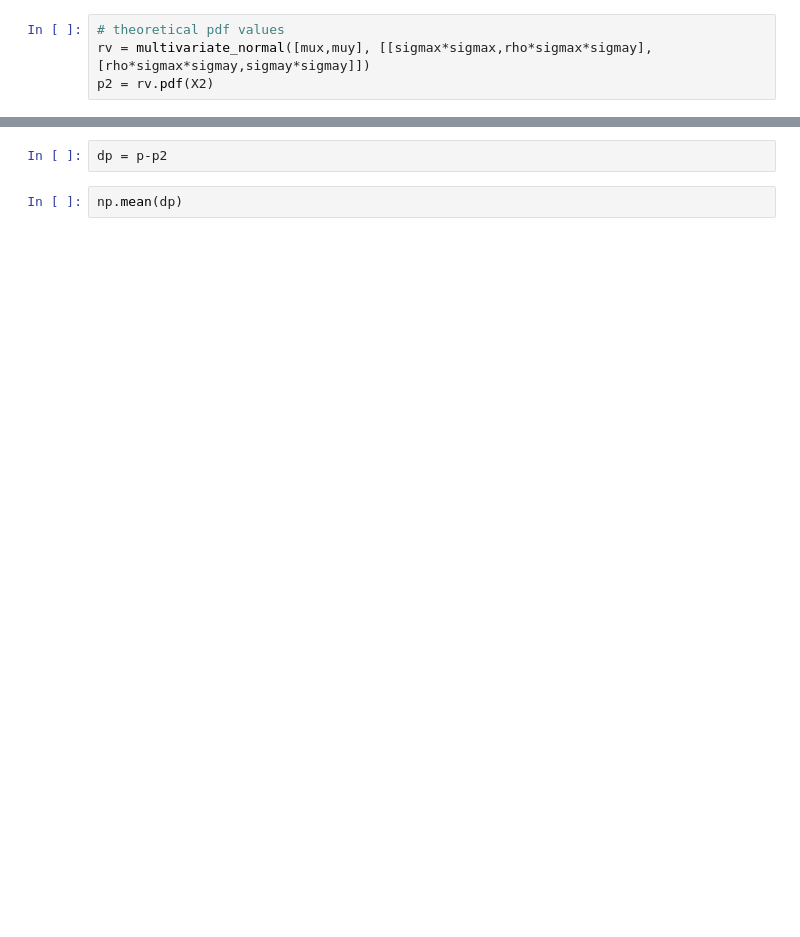
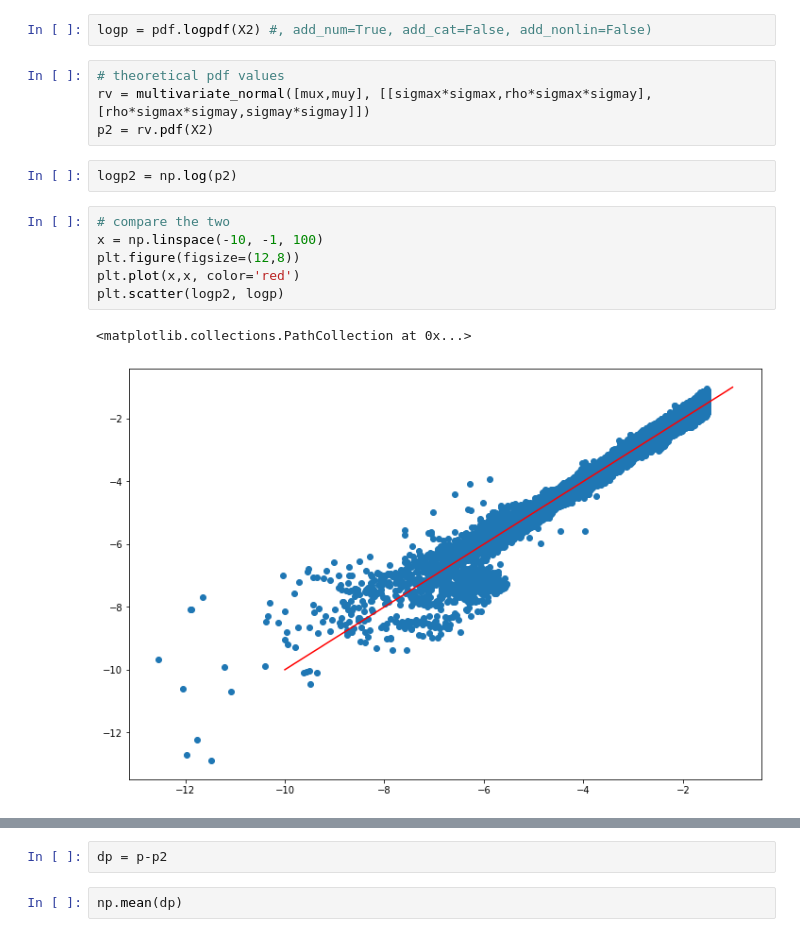
Before and after one commit to mbaak/synthsonic, a Jupyter notebook: notebooks/001-mb-kdecopulannpdf-examples/kdecopulannpdf_unittest_example.ipynb, the cells around one changed output, grey strips where cells are left out. Saved outputs shown, nothing was run; the diff lists cells and outputs as text; blank space fills up the shorter version.

```diff
--- a/notebooks/001-mb-kdecopulannpdf-examples/kdecopulannpdf_unittest_example.ipynb
+++ b/notebooks/001-mb-kdecopulannpdf-examples/kdecopulannpdf_unittest_example.ipynb
@@ -45,7 +58,20 @@ values = np.array([0.19397825, 0.05675388, 0.21877299, 0.04740699, 0.17337092,
+# %%
+logp = pdf.logpdf(X2) #, add_num=True, add_cat=False, add_nonlin=False)
 # %%
 # theoretical pdf values
 rv = multivariate_normal([mux,muy], [[sigmax*sigmax,rho*sigmax*sigmay],[rho*sigmax*sigmay,sigmay*sigmay]])
 p2 = rv.pdf(X2)
+# %%
+logp2 = np.log(p2)
+# %%
+# compare the two
+x = np.linspace(-10, -1, 100)
+plt.figure(figsize=(12,8))
+plt.plot(x,x, color='red')
+plt.scatter(logp2, logp)
+# %% [output]
+<matplotlib.collections.PathCollection at 0x...>
+[figure, added]
 # %%
 # compare the two
 x = np.linspace(0, 0.225, 100)
```
Also changed, not shown: parts of 11 cells of this notebook.
